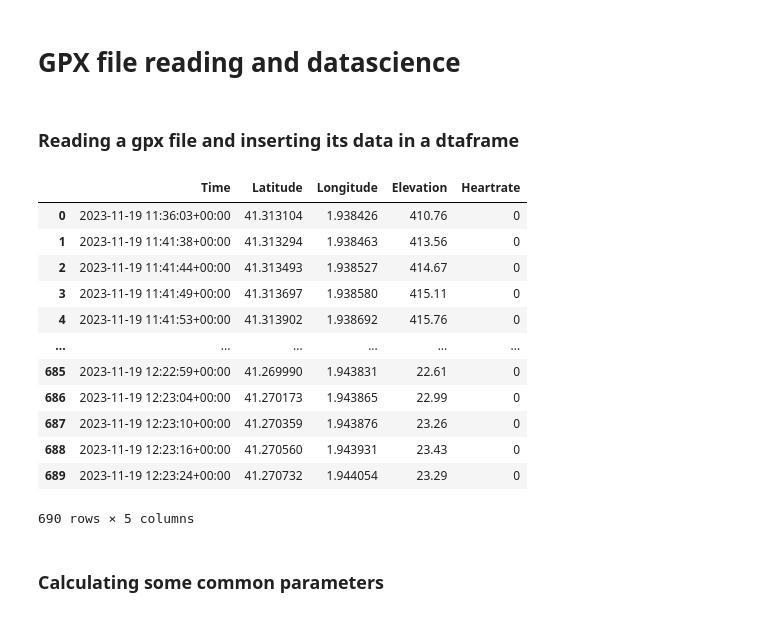
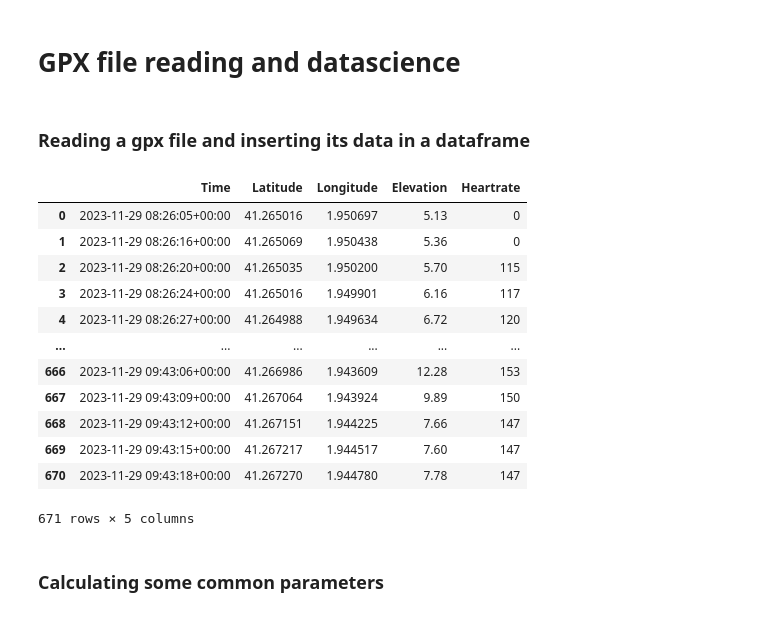
Before and after one commit to RSPdatascience/GPX-datascience, a Jupyter notebook: GPX2df.ipynb, the cells around one changed output. Saved outputs shown, nothing was run; the diff lists cells and outputs as text; code cells hidden in the pictures.

```diff
--- a/GPX2df.ipynb
+++ b/GPX2df.ipynb
@@ -6,11 +6,12 @@ import pandas as pd, numpy as np, matplotlib.pyplot as plt, seaborn as sns
 from math import radians, sin, cos, sqrt, atan2, tan
 %matplotlib inline
 # %% [markdown]
-### Reading a gpx file and inserting its data in a dtaframe
+### Reading a gpx file and inserting its data in a dataframe
 # %%
 # Load the GPX file
 
-gpx_file = open('output_trimmed5.gpx', 'r')
+filename = 'gpx_file5.gpx'
+gpx_file = open(filename, 'r')
 gpx = gpxpy.parse(gpx_file)
 
 # Create empty lists to store data
@@ -26,45 +27,45 @@ for track in gpx.tracks:
         for point in segment.points:
             latitude.append(point.latitude)
             longitude.append(point.longitude)
             elevation.append(point.elevation if point.elevation is not None else 0)  # Handle None values
             time.append(point.time)
             if point.extensions:
                 for ext in point.extensions:
                     for extchild in list(ext):
                         heartrate.append(int(extchild.text))
             else:
                 heartrate.append(0)
 
 
 # Create a DataFrame
 data = {
     'Time': time,
     'Latitude': latitude,
     'Longitude': longitude,
     'Elevation': elevation,
     'Heartrate':heartrate
 
 }
 df = pd.DataFrame(data)
 
 # Close the GPX file
 gpx_file.close()
 
 df
 # %% [output]
 |  | Time | Latitude | Longitude | Elevation | Heartrate |
-| 0 | 2023-11-19 11:36:03+00:00 | 41.313104 | 1.938426 | 410.76 | 0 |
-| 1 | 2023-11-19 11:41:38+00:00 | 41.313294 | 1.938463 | 413.56 | 0 |
-| 2 | 2023-11-19 11:41:44+00:00 | 41.313493 | 1.938527 | 414.67 | 0 |
-| 3 | 2023-11-19 11:41:49+00:00 | 41.313697 | 1.938580 | 415.11 | 0 |
-| 4 | 2023-11-19 11:41:53+00:00 | 41.313902 | 1.938692 | 415.76 | 0 |
+| 0 | 2023-11-29 08:26:05+00:00 | 41.265016 | 1.950697 | 5.13 | 0 |
+| 1 | 2023-11-29 08:26:16+00:00 | 41.265069 | 1.950438 | 5.36 | 0 |
+| 2 | 2023-11-29 08:26:20+00:00 | 41.265035 | 1.950200 | 5.70 | 115 |
+| 3 | 2023-11-29 08:26:24+00:00 | 41.265016 | 1.949901 | 6.16 | 117 |
+| 4 | 2023-11-29 08:26:27+00:00 | 41.264988 | 1.949634 | 6.72 | 120 |
 | ... | ... | ... | ... | ... | ... |
-| 685 | 2023-11-19 12:22:59+00:00 | 41.269990 | 1.943831 | 22.61 | 0 |
-| 686 | 2023-11-19 12:23:04+00:00 | 41.270173 | 1.943865 | 22.99 | 0 |
-| 687 | 2023-11-19 12:23:10+00:00 | 41.270359 | 1.943876 | 23.26 | 0 |
-| 688 | 2023-11-19 12:23:16+00:00 | 41.270560 | 1.943931 | 23.43 | 0 |
-| 689 | 2023-11-19 12:23:24+00:00 | 41.270732 | 1.944054 | 23.29 | 0 |
+| 666 | 2023-11-29 09:43:06+00:00 | 41.266986 | 1.943609 | 12.28 | 153 |
+| 667 | 2023-11-29 09:43:09+00:00 | 41.267064 | 1.943924 | 9.89 | 150 |
+| 668 | 2023-11-29 09:43:12+00:00 | 41.267151 | 1.944225 | 7.66 | 147 |
+| 669 | 2023-11-29 09:43:15+00:00 | 41.267217 | 1.944517 | 7.60 | 147 |
+| 670 | 2023-11-29 09:43:18+00:00 | 41.267270 | 1.944780 | 7.78 | 147 |
-690 rows × 5 columns
+671 rows × 5 columns
 # %% [markdown]
 ### Calculating some common parameters
 # %%
```
Also changed, not shown: parts of 24 cells of this notebook, 2 other files.
